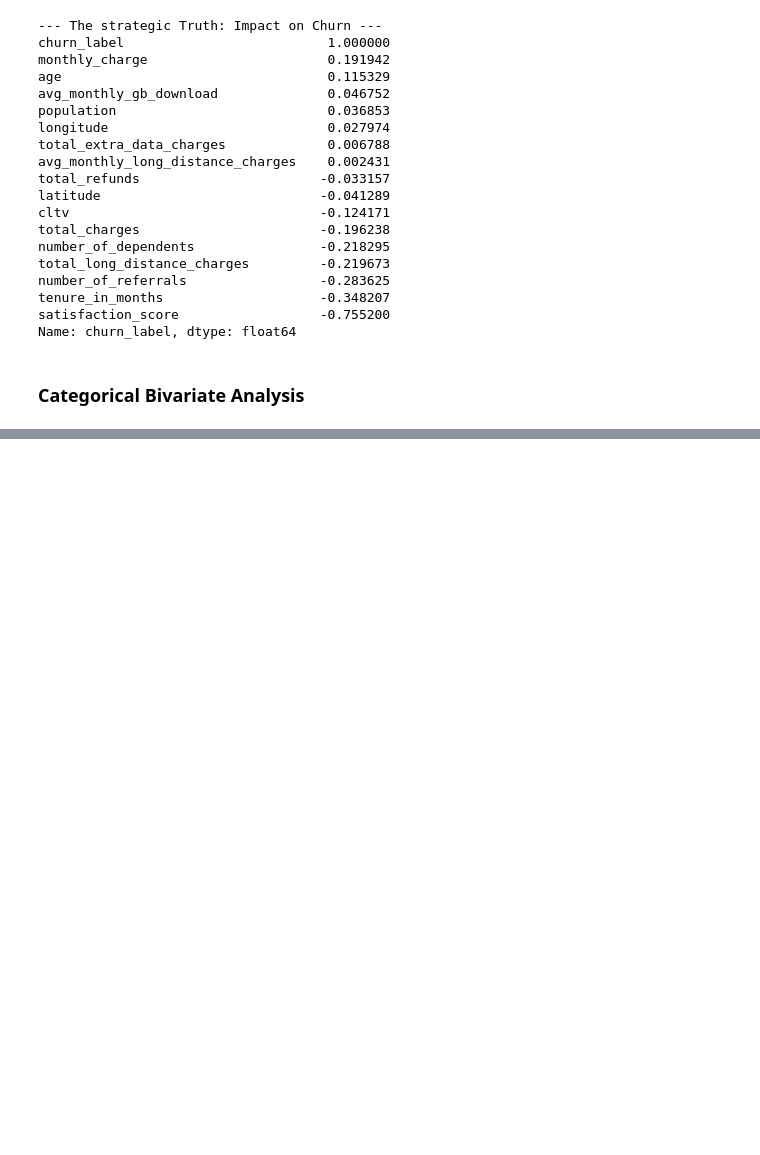
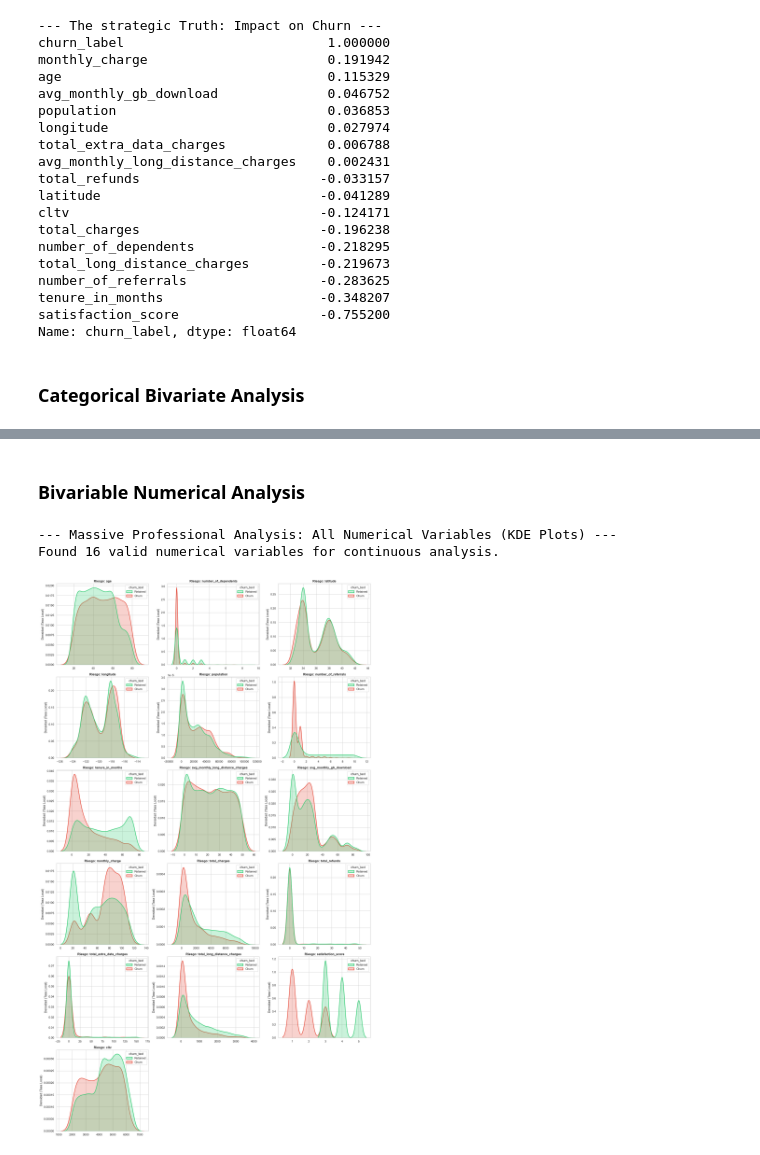
Before and after one commit to davip25/churn-arp, a Jupyter notebook: notebooks/f2-02_preparation-and-modeling_churn-arp.ipynb, the cells around one changed output, grey strips where cells are left out. Drawn from its saved outputs; the diff is of its cells as text; code cells hidden in the pictures; blank space fills up the shorter version.

```diff
--- a/notebooks/f2-02_preparation-and-modeling_churn-arp.ipynb
+++ b/notebooks/f2-02_preparation-and-modeling_churn-arp.ipynb
@@ -862,0 +892,61 @@ plt.show()
+# %% [markdown]
+### Bivariable Numerical Analysis
+# %%
+import matplotlib.pyplot as plt
+import seaborn as sns
+import math
+
+print("--- Massive Professional Analysis: All Numerical Variables (KDE Plots) ---")
+
+# Automatically identify numerical columns
+numeric_cols = df_training_analysis.select_dtypes(include=['int64', 'float64']).columns.tolist()
+
+# Exclude IDs, Target, or camouflaged binary variables
+exclude_cols = ['customer_id', 'churn_label']
+numeric_cols = [col for col in numeric_cols if col not in exclude_cols]
+
+# CORRECCIÓN 1: Imprimir la longitud de la lista correcta
+print(f"Found {len(numeric_cols)} valid numerical variables for continuous analysis.")
+
+# Configure the grid canvas with 3 columns
+n_cols = 3
+# CORRECCIÓN 2: Calcular el lienzo usando la lista correcta
+n_rows = math.ceil(len(numeric_cols) / n_cols)
+
+fig, axes = plt.subplots(n_rows, n_cols, figsize=(18, 5 * n_rows))
+
+# Asegurar que 'axes' sea siempre iterable incluso si hay pocas variables
+if len(numeric_cols) > 1:
+    axes = axes.flatten()
+else:
+    axes = [axes]
+
+sns.set_theme(style="whitegrid")
+
+# Iterar y graficar
+for i, col in enumerate(numeric_cols):
+    sns.kdeplot(
+        data=df_training_analysis,
+        x=col,
+        hue='churn_text',
+        fill=True,
+        common_norm=False, # Maintains local proportion
+        palette=['#2ECC71', '#E74C3C'],
+        linewidth=2,
+        ax=axes[i],
+        warn_singular=False
+    )
+    axes[i].set_title(f'Riesgo: {col}', fontsize=12, fontweight='bold')
+    axes[i].set_xlabel('')
+    axes[i].set_ylabel('Densidad (Tasa Local)')
+
+# Hide extra axes if the grid is not perfect
+for j in range(i + 1, len(axes)):
+    fig.delaxes(axes[j])
+
+plt.tight_layout()
+plt.show()
+# %% [output]
+--- Massive Professional Analysis: All Numerical Variables (KDE Plots) ---
+Found 16 valid numerical variables for continuous analysis.
+[figure, added]
```
Also changed, not shown: parts of 13 cells of this notebook.
